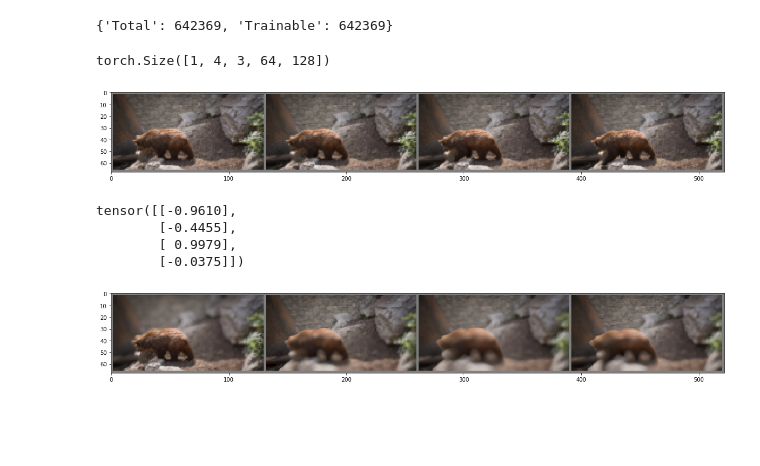
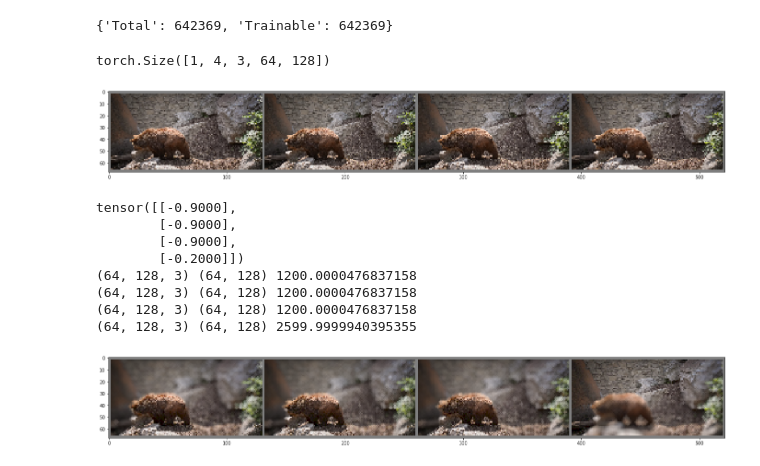
Before and after one commit to cianhwang/pyFusion, a Jupyter notebook: Robotics_Control.ipynb, the cells around one changed output. Saved outputs shown, nothing was run; the diff lists cells and outputs as text; code cells hidden in the pictures; blank space fills up the shorter version.

Commit message:
correct defocus & fusion error

```diff
--- a/Robotics_Control.ipynb
+++ b/Robotics_Control.ipynb
@@ -154,6 +167,15 @@ AWnet.load_state_dict(torch.load('awnet/fs0_61_294481_0.00919393_dict.pkl'))
 
 ## freeze params of AWnet.
 AWnet = AWnet.eval()
+# %%
+width = 256
+f = 25
+fn = 4
+FoV_h = 10 * np.pi / 180
+pp = 2 * f * np.tan(FoV_h / 2) / width  # pixel pitch in mm
+gamma = 2.4
+# use partial is recommended to set lens parameter
+myd2d = partial(depth2defocus, f=f, fn=fn, pp=pp, r_step=1, inpaint_occlusion=False)  # this would fix f, fn, pp, and r_step
 # %%
 def reconsLoss(J_est, J_gt):
     '''
@@ -185,14 +207,6 @@ def getDefocuesImage(focusPos, J, dpt):
     Output:
         imageTensor (B, C, H, W): current timestep captured minibatch [0 1]
     '''
-    width = 256
-    f = 25
-    fn = 4
-    FoV_h = 10 * np.pi / 180
-    pp = 2 * f * np.tan(FoV_h / 2) / width  # pixel pitch in mm
-    gamma = 2.4
-    # use partial is recommended to set lens parameter
-    myd2d = partial(depth2defocus, f=f, fn=fn, pp=pp)  # this would fix f, fn, pp, and r_step
     imageTensor = []
     if use_cuda:
         focusPos, J, dpt = focusPos.cpu(), J.cpu(), dpt.cpu()
@@ -201,8 +215,8 @@ def getDefocuesImage(focusPos, J, dpt):
         J_np = J[i].numpy().transpose(1, 2, 0)
         J_np = ((J_np+1)*127.5).astype(np.uint8)
         dpt_np = dpt[i].squeeze().numpy() * 1000.0
-        focusPos_np = focusPos[i].squeeze().detach().numpy()*4000+5000
-        # print(J_np.shape, dpt_np.shape, focusPos_np)
+        focusPos_np = focusPos[i].squeeze().detach().numpy()*2000+3000
+        print(J_np.shape, dpt_np.shape, focusPos_np)
         focal_img = myd2d(J_np, dpt_np, focusPos_np, inpaint_occlusion=False)
         focal_img = focal_img/127.5-1
         focal_img = np.transpose(focal_img, (2, 0, 1))
@@ -224,8 +238,9 @@ def fuseTwoImages(I, J_hat):
         fusedTensor (B, C, H, W): current timestep fused minibatch
     '''
     with torch.no_grad():
-        fusedTensor,warp,mask = AWnet(J_hat,I)
-    return fusedTensor#, warp, mask
+        fusedTensor,warp,mask = AWnet(J_hat/2+0.5,I/2+0.5)
+
+    return torch.clamp(fusedTensor*2-1, -1, 1)#, warp, mask
 # %%
 model = focusLocNet().to(device)
 print(model)
@@ -276,15 +291,17 @@ class Dataset(data.Dataset):
         X = []
         dpt = []
         for i in range(self.seq):
-            img = imread("../datasets/DAVIS/JPEGImages/bear/{:05d}.jpg".format(index + i*3))
+            img = cv2.imread("../datasets/DAVIS/JPEGImages/bear/{:05d}.jpg".format(index + i))
+            img = cv2.cvtColor(img, cv2.COLOR_BGR2RGB)
             img = np.float32(img)/127.5-1
-            img = transform.resize(img, (64, 128))
+            img = cv2.resize(img, (128, 64) , interpolation = cv2.INTER_CUBIC)
             X.append(img.transpose(2, 0, 1))
-            d = np.load("../datasets/DAVIS/viz_predictions/bear/{:05d}.npy".format(index + i*3))
-            d = transform.resize(d, (64, 128))
-            dpt.append(d)
+            d = np.load("../datasets/DAVIS/viz_predictions/bear/{:05d}.npy".format(index + i))
+            d = cv2.resize(d, (128, 64) , interpolation = cv2.INTER_CUBIC)
+            dpt.append(d[np.newaxis, ...])
 
         X = np.stack(X)
+        X = np.clip(X, -1.0, 1.0)
         dpt = np.stack(dpt)
 
         return (X, dpt)
@@ -304,7 +321,7 @@ dataGenerator = data.DataLoader(dataset, **params)
 def imshow(img):
     img = img / 2 + 0.5     # unnormalize
     npimg = img.numpy()
-    plt.figure(figsize=(20,10))
+    plt.figure(figsize=(24,12))
     plt.imshow(np.transpose(npimg, (1, 2, 0)))
     plt.show()
 
@@ -316,15 +333,19 @@ print(images.size())
 imshow(utils.make_grid(images[0]))
 # %% [output]
 torch.Size([1, 4, 3, 64, 128])
-[figure, old version]
+[figure, new version]
 # %%
-loc = torch.rand(4, 1)*2-1
+loc = torch.Tensor([[-0.9], [-0.9], [-0.9], [-0.2]])
 print(loc)
 imgT = getDefocuesImage(loc.cuda(),images[0].cuda(),labels[0].cuda())
 imshow(utils.make_grid(imgT.cpu()))
 # %% [output]
-tensor([[-0.9610],
-        [-0.4455],
-        [ 0.9979],
-        [-0.0375]])
+tensor([[-0.9000],
+        [-0.9000],
+        [-0.9000],
+        [-0.2000]])
+(64, 128, 3) (64, 128) 1200.0000476837158
+(64, 128, 3) (64, 128) 1200.0000476837158
+(64, 128, 3) (64, 128) 1200.0000476837158
+(64, 128, 3) (64, 128) 2599.9999940395355
-[figure, old version]
+[figure, new version]
```
Also changed, not shown: parts of 3 cells of this notebook.
